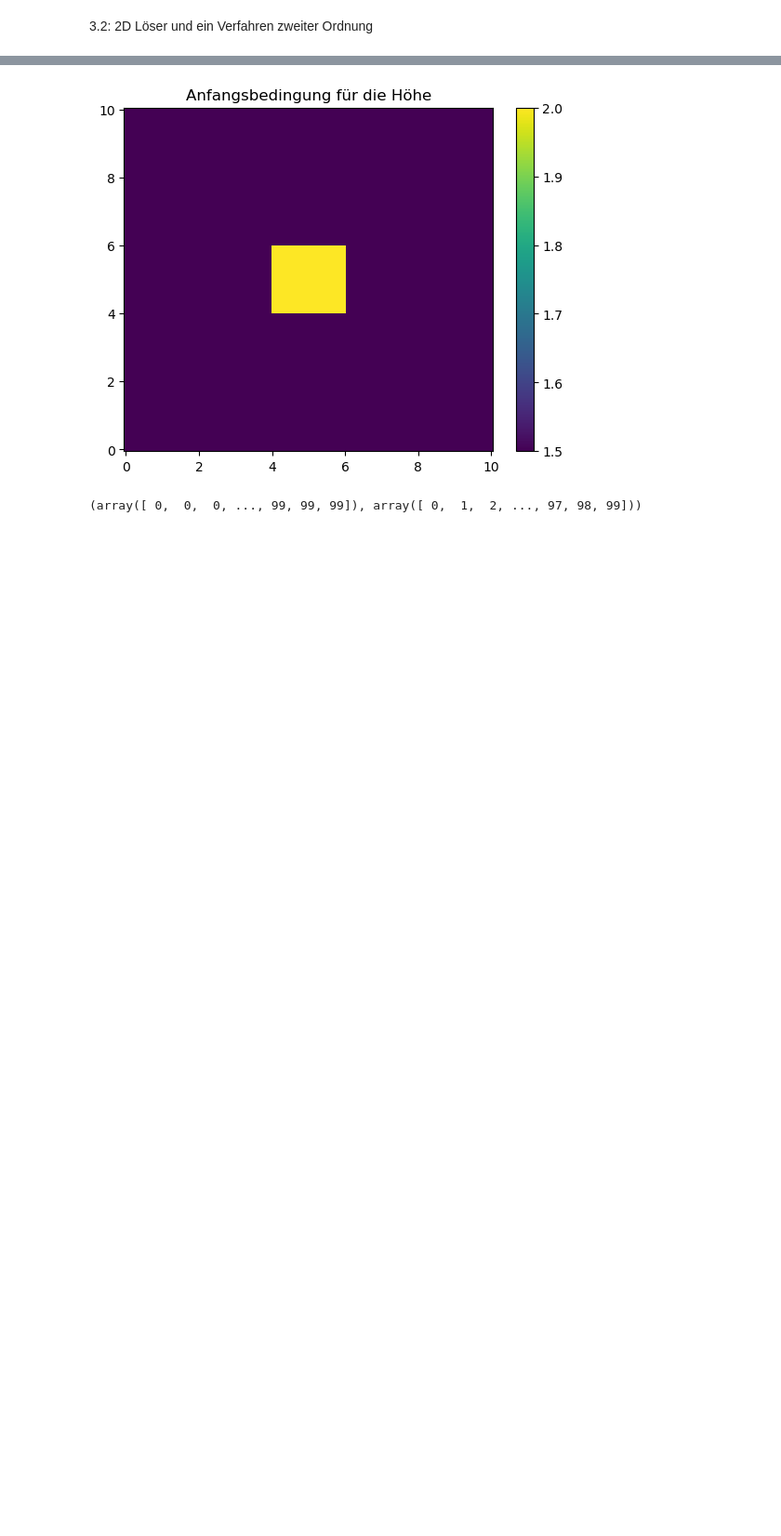
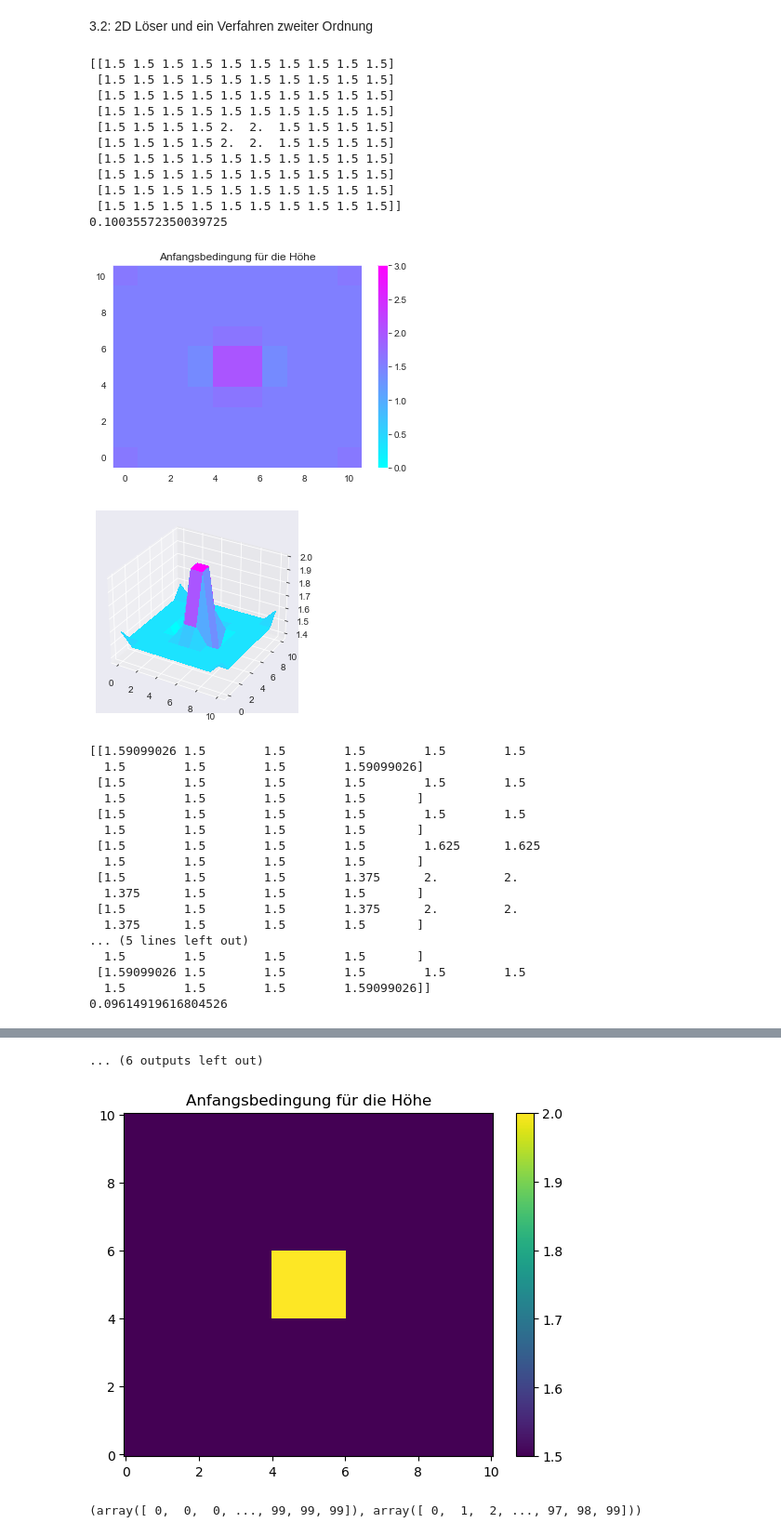
Before and after one commit to Javiermateor/Flachwassergleichung, a Jupyter notebook: HA3.ipynb, the cells around one changed output, grey strips where cells are left out. Shown at 93% size. Drawn from its saved outputs; the diff is of its cells as text; code cells hidden in the pictures; blank space fills up the shorter version.

```diff
--- a/HA3.ipynb
+++ b/HA3.ipynb
@@ -91,0 +156,33 @@ def erhaltungsschema_2D(CFL, Nx, hl, hr, x0):
+# %%
+h, hu, hv = erhaltungsschema_2D(CFL=0.4, Nx = 10, hh= 2, ht= 1.5)
+# %% [output]
+[[1.5 1.5 1.5 1.5 1.5 1.5 1.5 1.5 1.5 1.5]
+ [1.5 1.5 1.5 1.5 1.5 1.5 1.5 1.5 1.5 1.5]
+ [1.5 1.5 1.5 1.5 1.5 1.5 1.5 1.5 1.5 1.5]
+ [1.5 1.5 1.5 1.5 1.5 1.5 1.5 1.5 1.5 1.5]
+ [1.5 1.5 1.5 1.5 2.  2.  1.5 1.5 1.5 1.5]
+ [1.5 1.5 1.5 1.5 2.  2.  1.5 1.5 1.5 1.5]
+ [1.5 1.5 1.5 1.5 1.5 1.5 1.5 1.5 1.5 1.5]
+ [1.5 1.5 1.5 1.5 1.5 1.5 1.5 1.5 1.5 1.5]
+ [1.5 1.5 1.5 1.5 1.5 1.5 1.5 1.5 1.5 1.5]
+ [1.5 1.5 1.5 1.5 1.5 1.5 1.5 1.5 1.5 1.5]]
+0.10035572350039725
+[figure, added]
+[figure, added]
+[[1.59099026 1.5        1.5        1.5        1.5        1.5
+  1.5        1.5        1.5        1.59099026]
+ [1.5        1.5        1.5        1.5        1.5        1.5
+  1.5        1.5        1.5        1.5       ]
+ [1.5        1.5        1.5        1.5        1.5        1.5
+  1.5        1.5        1.5        1.5       ]
+ [1.5        1.5        1.5        1.5        1.625      1.625
+  1.5        1.5        1.5        1.5       ]
+ [1.5        1.5        1.5        1.375      2.         2.
+  1.375      1.5        1.5        1.5       ]
+ [1.5        1.5        1.5        1.375      2.         2.
+  1.375      1.5        1.5        1.5       ]
+... (5 lines left out)
+  1.5        1.5        1.5        1.5       ]
+ [1.59099026 1.5        1.5        1.5        1.5        1.5
+  1.5        1.5        1.5        1.59099026]]
+0.09614919616804526
@@ -92,3 +229,4 @@ def erhaltungsschema_2D(CFL, Nx, hl, hr, x0):
+... (6 outputs left out)
 # %%
 # Berechne ein Gebiet von 10 x 10 Meter, worin x und y jeweils von 0 bis 10 meter gehen, mit einer Anfangsbedingung
 
```
Also changed, not shown: parts of 8 cells of this notebook.
